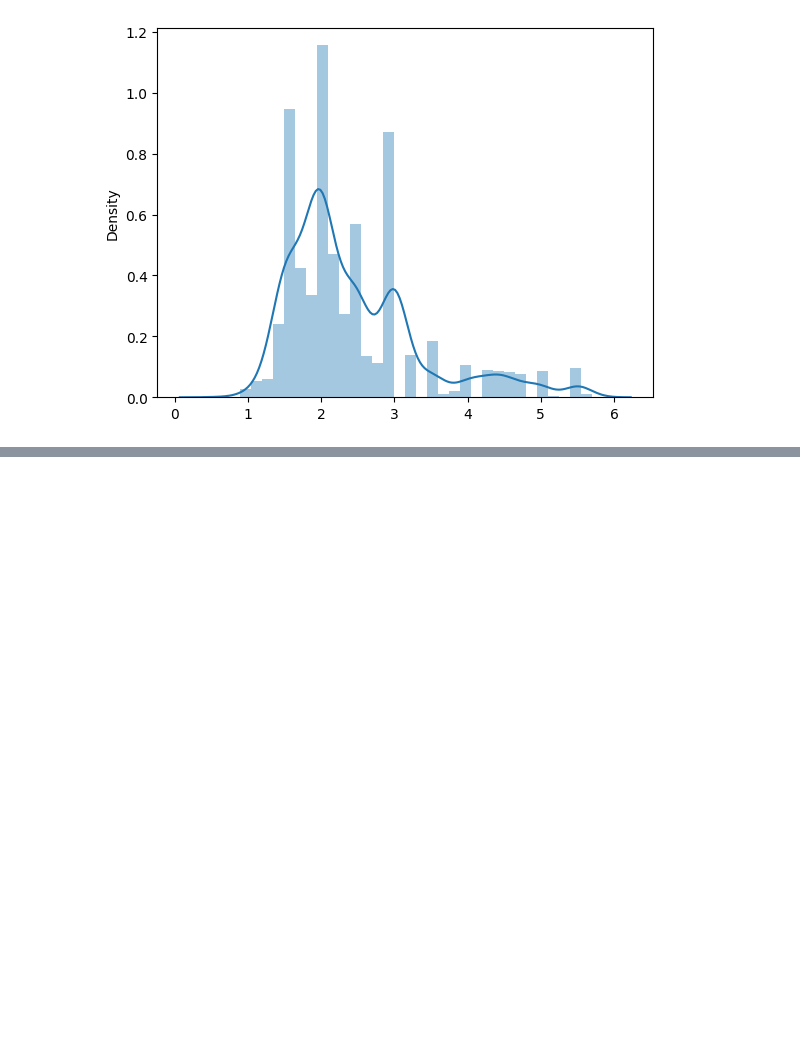
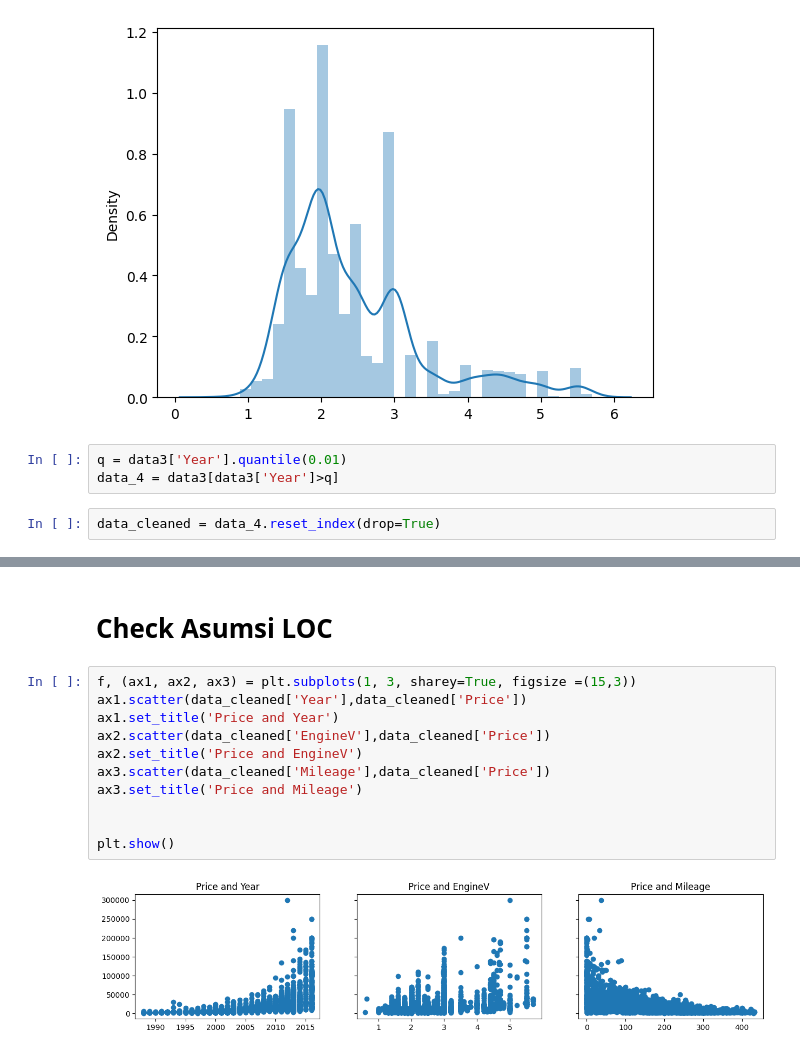
Before and after one commit to ihyaulumuddin044/ML_Portofolio, a Jupyter notebook: Car_sales.ipynb, the cells around one changed output, grey strips where cells are left out. Saved outputs shown, nothing was run; the diff lists cells and outputs as text; blank space fills up the shorter version.

```diff
--- a/Car_sales.ipynb
+++ b/Car_sales.ipynb
@@ -196,3 +196,8 @@ https://gist.github.com/mwaskom/de44147ed2974457ad6372750bbe5751
   sns.distplot(data3[['EngineV']])
 <Axes: ylabel='Density'>
 [figure]
+# %%
+q = data3['Year'].quantile(0.01)
+data_4 = data3[data3['Year']>q]
+# %%
+data_cleaned = data_4.reset_index(drop=True)
@@ -198,0 +219,15 @@ https://gist.github.com/mwaskom/de44147ed2974457ad6372750bbe5751
+# %% [markdown]
+# Check Asumsi LOC
+# %%
+f, (ax1, ax2, ax3) = plt.subplots(1, 3, sharey=True, figsize =(15,3))
+ax1.scatter(data_cleaned['Year'],data_cleaned['Price'])
+ax1.set_title('Price and Year')
+ax2.scatter(data_cleaned['EngineV'],data_cleaned['Price'])
+ax2.set_title('Price and EngineV')
+ax3.scatter(data_cleaned['Mileage'],data_cleaned['Price'])
+ax3.set_title('Price and Mileage')
+
+
+plt.show()
+# %% [output]
+[figure, added]
```
Also changed, not shown: parts of 28 cells of this notebook.
